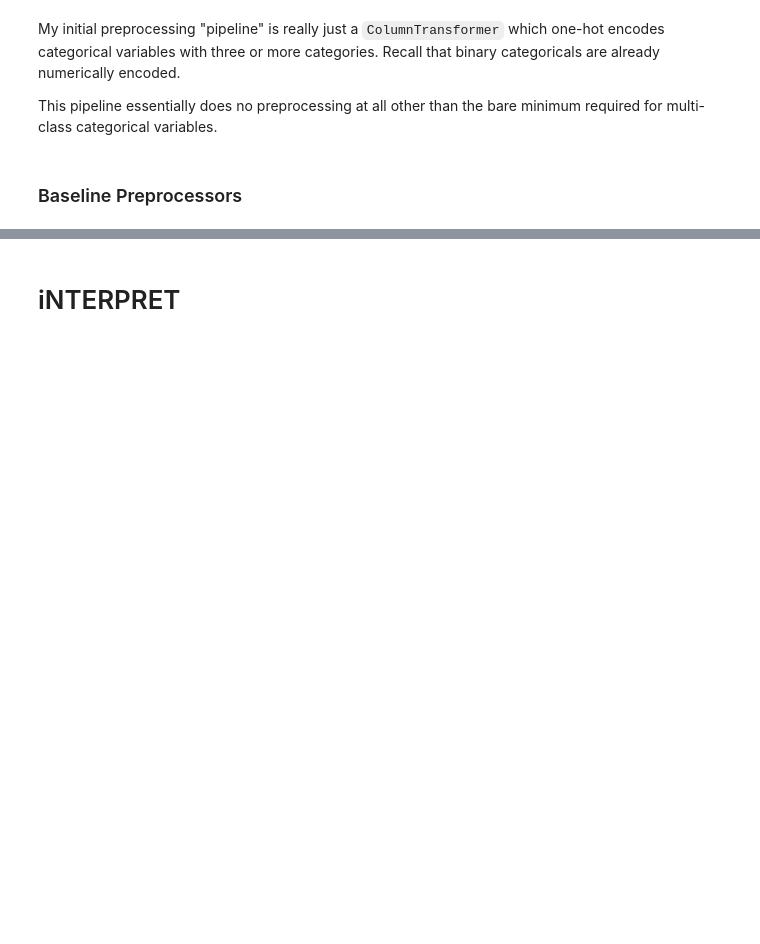
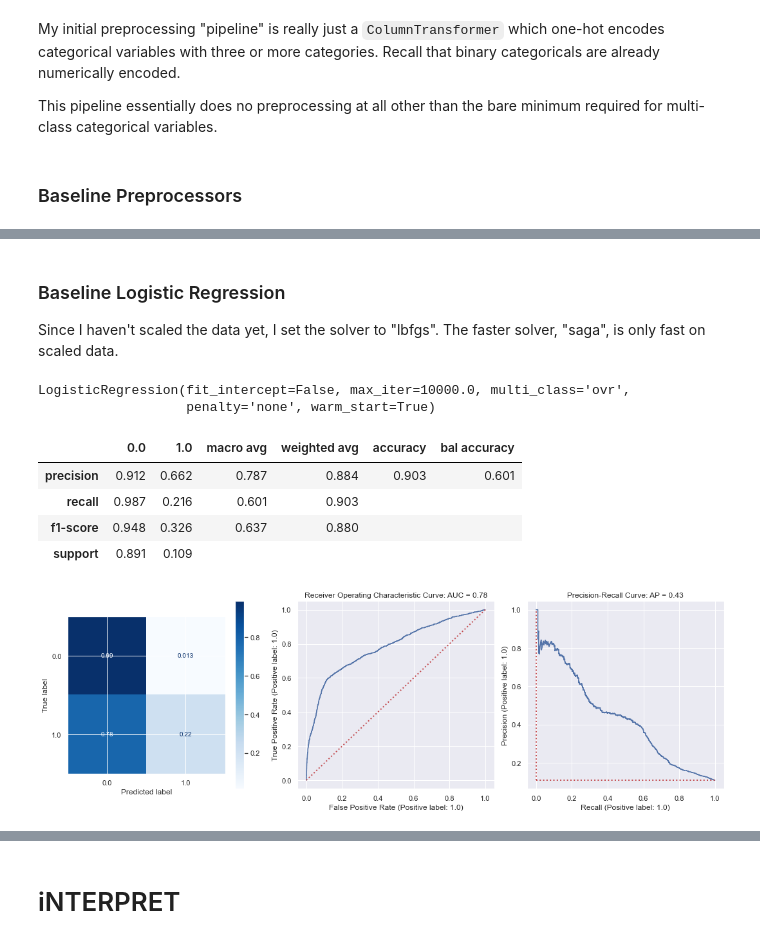
Before and after one commit to ndgigliotti/dsc-phase-3-project, a Jupyter notebook: index.ipynb, the cells around one changed output, grey strips where cells are left out. Cells and saved outputs as stored; diff of their text form; code cells hidden in the pictures; blank space fills up the shorter version.

```diff
--- a/index.ipynb
+++ b/index.ipynb
@@ -904,0 +561,8 @@ Name: coefs, dtype: float64
+# %%
+# Create column transformer for one-hot encoding categoricals
+cat_xformer = [
+    ("cat_encoder", categorical_pipe(), utils.multicat_cols),
+]
+cat_xformer = ColumnTransformer(cat_xformer, remainder="passthrough")
+cat_xformer = clone_factory(cat_xformer)
+cat_xformer.args[0]
@@ -904,0 +577,8 @@ Name: coefs, dtype: float64
+# %%
+classifier_pipe = Pipeline([
+    ("cat_xformer", cat_xformer()),
+    ("imputer", SimpleImputer()),
+    ("classifier", DummyClassifier())
+])
+
+classifier_pipe
@@ -904,0 +605,4 @@ Name: coefs, dtype: float64
+# %%
+classifier_pipe["classifier"].set_params(strategy="most_frequent")
+classifier_pipe.fit(X_train, y_train)
+diagnostics.standard_report(classifier_pipe, X_test, y_test, zero_division=0)
@@ -904,0 +616,26 @@ Name: coefs, dtype: float64
+# %% [markdown]
+### Baseline Logistic Regression
+
+Since I haven't scaled the data yet, I set the solver to "lbfgs". The faster solver, "saga", is only fast on scaled data.
+# %%
+logit = LogisticRegression(fit_intercept=False,
+                           penalty="none",
+                           multi_class="ovr",
+                           max_iter=1e4,
+                           warm_start=True,
+                           solver="lbfgs")
+logit
+# %% [output]
+LogisticRegression(fit_intercept=False, max_iter=10000.0, multi_class='ovr',
+                   penalty='none', warm_start=True)
+# %%
+classifier_pipe.set_params(classifier=clone(logit))
+classifier_pipe.fit(X_train, y_train)
+diagnostics.standard_report(classifier_pipe, X_test, y_test)
+# %% [output]
+|  | 0.0 | 1.0 | macro avg | weighted avg | accuracy | bal accuracy |
+| precision | 0.912 | 0.662 | 0.787 | 0.884 | 0.903 | 0.601 |
+| recall | 0.987 | 0.216 | 0.601 | 0.903 |  |  |
+| f1-score | 0.948 | 0.326 | 0.637 | 0.880 |  |  |
+| support | 0.891 | 0.109 |  |  |  |  |
+[figure, added]
```
Also changed, not shown: parts of 62 cells of this notebook, 19 other files.
